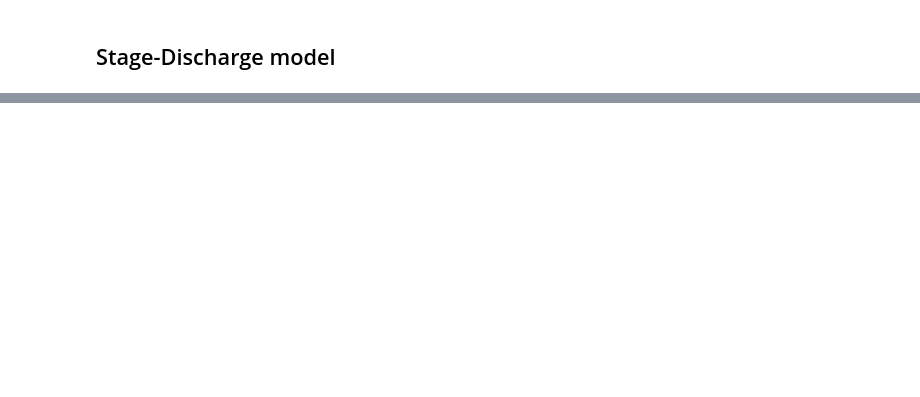
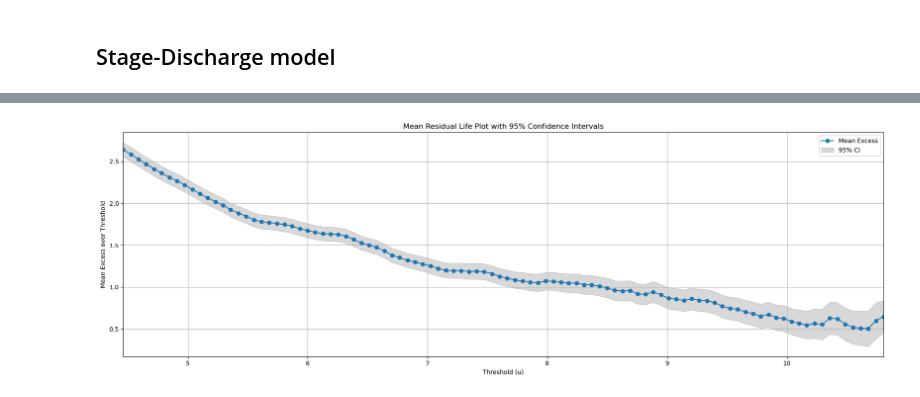
Before and after one commit to Loe-SS/MORE, a Jupyter notebook: EVA Discharge.ipynb, the cells around one changed output, grey strips where cells are left out. Drawn from its saved outputs; the diff is of its cells as text; code cells hidden in the pictures; blank space fills up the shorter version.

```diff
--- a/EVA Discharge.ipynb
+++ b/EVA Discharge.ipynb
@@ -257,0 +282,51 @@ plt.plot(h_sim.index, h_sim)
+# %%
+thresholds = np.linspace(h_sim.min(), h_sim.max() -1, 100)
+mean_excess = []
+ci_lower = []
+ci_upper = []
+
+for u in thresholds:
+    excess = h[h > u] - u
+    n = len(excess)
+    if n > 1:
+        mean = excess.mean()
+        std = excess.std(ddof=1)
+        se = std / np.sqrt(n)
+        ci = 1.96 * se  # 95% confidence interval
+        mean_excess.append(mean)
+        ci_lower.append(mean - ci)
+        ci_upper.append(mean + ci)
+    elif n == 1:
+        mean_excess.append(excess.iloc[0])
+        ci_lower.append(np.nan)
+        ci_upper.append(np.nan)
+    else:
+        mean_excess.append(np.nan)
+        ci_lower.append(np.nan)
+        ci_upper.append(np.nan)
+
+thr = np.asarray(thresholds)
+me  = np.asarray(mean_excess)
+lo  = np.asarray(ci_lower)
+up  = np.asarray(ci_upper)
+
+
+
+fig, ax = plt.subplots(figsize=(18, 6))
+ax.plot(thr, me, marker='o', label='Mean Excess')
+ax.fill_between(thr, lo, up, color='gray', alpha=0.3, label='95% CI')
+
+
+finite = np.isfinite(me)
+ax.set_xlim(thr[finite].min(), thr[finite].max())
+ax.set_xmargin(0)
+
+ax.set_xlabel('Threshold (u)')
+ax.set_ylabel('Mean Excess over Threshold')
+ax.set_title('Mean Residual Life Plot with 95% Confidence Intervals')
+ax.legend()
+ax.grid(True)
+plt.tight_layout()
+plt.show()
+# %% [output]
+[figure, added]
```
Also changed, not shown: parts of 17 cells of this notebook, 4 other files.
